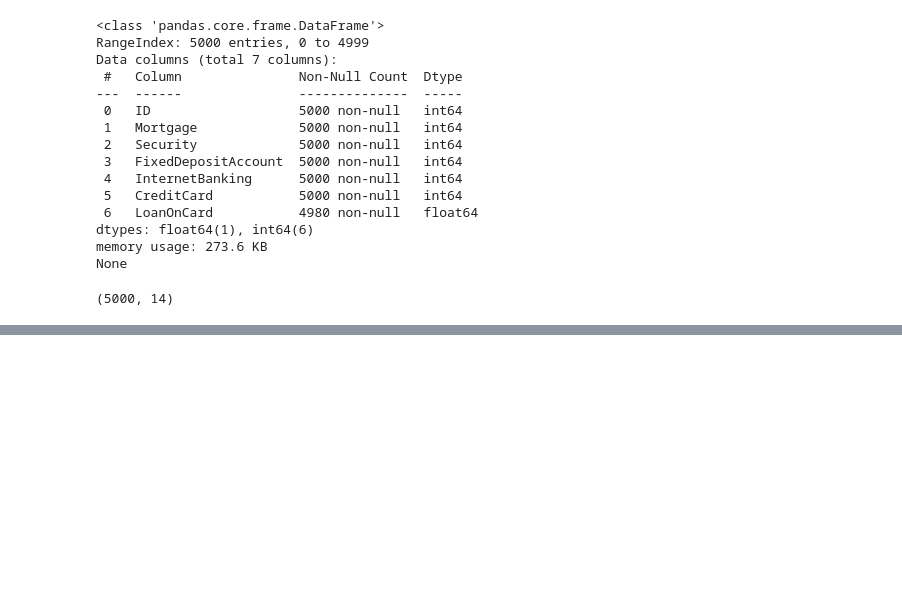
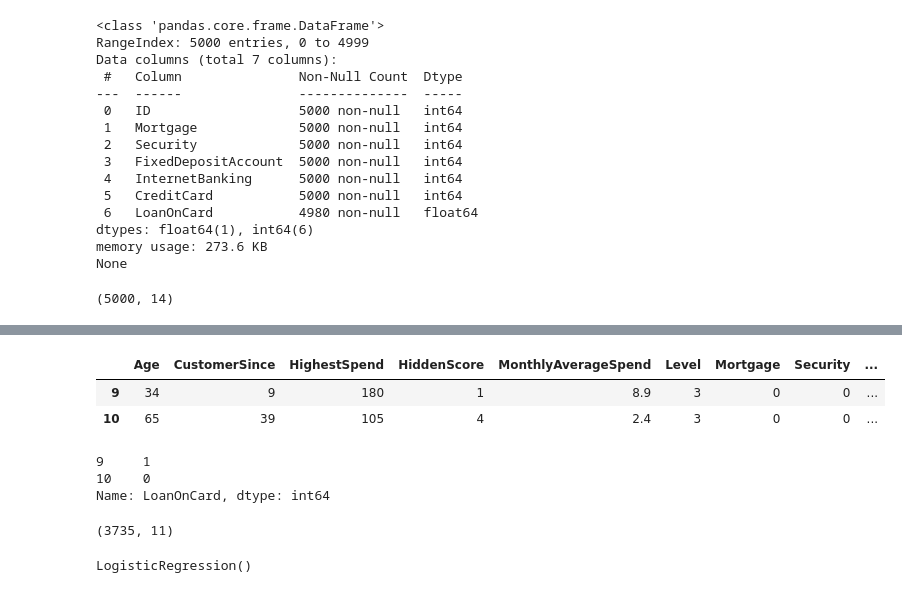
Before and after one commit to nishantkapps/aiml-projects, a Jupyter notebook: Supervised_Learning.ipynb, the cells around one changed output, grey strips where cells are left out. Saved outputs shown, nothing was run; the diff lists cells and outputs as text; code cells hidden in the pictures; blank space fills up the shorter version.

```diff
--- a/Supervised_Learning.ipynb
+++ b/Supervised_Learning.ipynb
@@ -548,0 +658,16 @@ memory usage: 585.9+ KB
+# %%
+bnkX = bnkdata.iloc[:,1:-1]
+bnkX.drop(columns=['ZipCode'], inplace=True)
+bnkY = bnkdata.iloc[:,-1]
+# %%
+bnkX.head(2)
+# %% [output]
+|  | Age | CustomerSince | HighestSpend | HiddenScore | MonthlyAverageSpend | Level | Mortgage | Security | ... |
+| 9 | 34 | 9 | 180 | 1 | 8.9 | 3 | 0 | 0 | ... |
+| 10 | 65 | 39 | 105 | 4 | 2.4 | 3 | 0 | 0 | ... |
+# %%
+bnkY.head(2)
+# %% [output]
+9     1
+10    0
+Name: LoanOnCard, dtype: int64
@@ -548,0 +676,4 @@ memory usage: 585.9+ KB
+# %%
+x_train.shape
+# %% [output]
+(3735, 11)
@@ -548,0 +686,4 @@ memory usage: 585.9+ KB
+# %%
+lr.fit(x_train_std, y_train)
+# %% [output]
+LogisticRegression()
```
Also changed, not shown: parts of 22 cells of this notebook.
